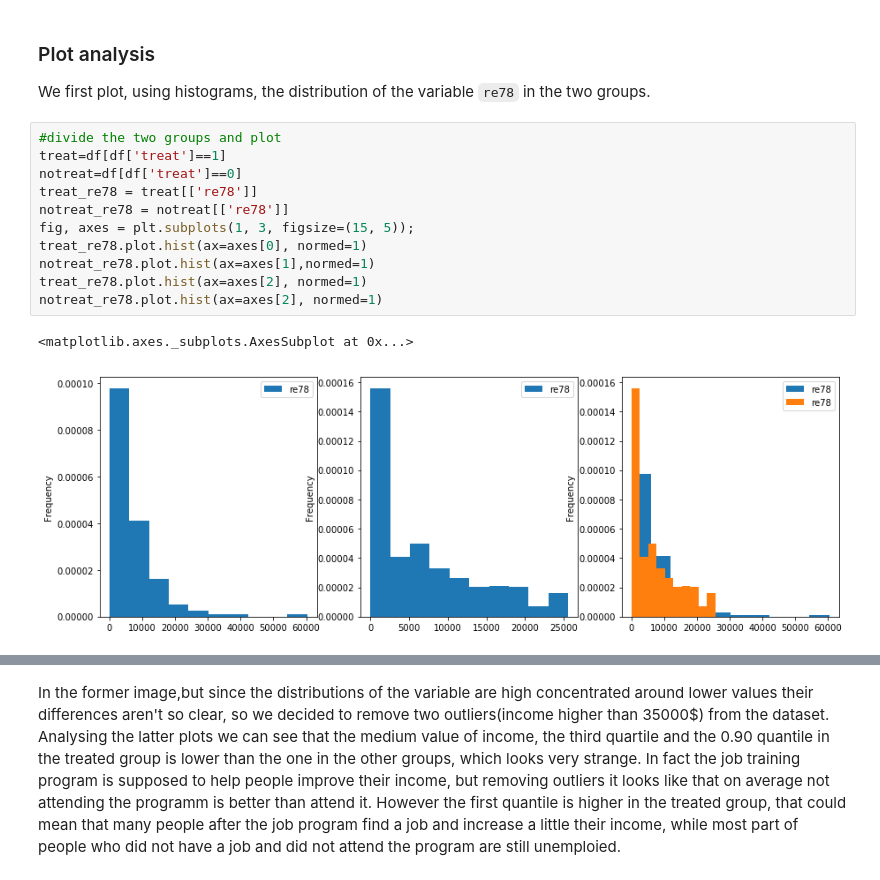
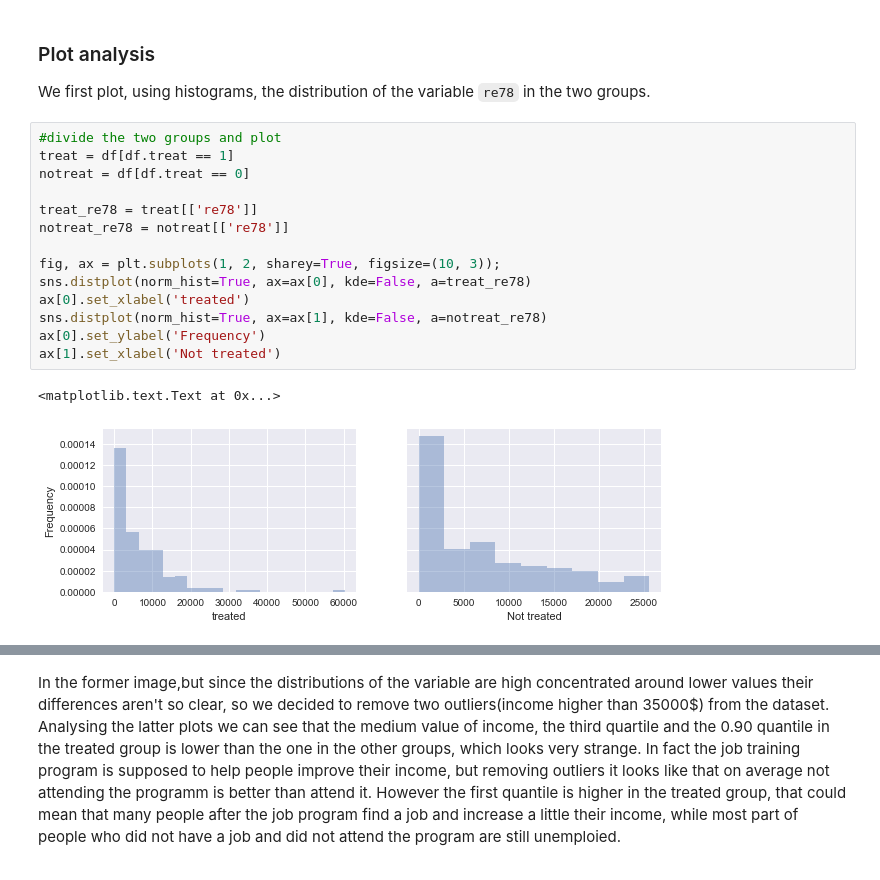
Before and after one commit to zenhaeus/cs-401, a Jupyter notebook: 04 - Applied ML/Homework-04.ipynb, the cells around one changed output, grey strips where cells are left out. Drawn from its saved outputs; the diff is of its cells as text.

```diff
--- a/04 - Applied ML/Homework-04.ipynb
+++ b/04 - Applied ML/Homework-04.ipynb
@@ -82,15 +82,18 @@ What might a naive "researcher" conclude from this superficial analysis?
 We first plot, using histograms, the distribution of the variable `re78` in the two groups.
 # %%
 #divide the two groups and plot
-treat=df[df['treat']==1]
-notreat=df[df['treat']==0]
+treat = df[df.treat == 1]
+notreat = df[df.treat == 0]
+
 treat_re78 = treat[['re78']]
 notreat_re78 = notreat[['re78']]
-fig, axes = plt.subplots(1, 3, figsize=(15, 5));
-treat_re78.plot.hist(ax=axes[0], normed=1)
-notreat_re78.plot.hist(ax=axes[1],normed=1)
-treat_re78.plot.hist(ax=axes[2], normed=1)
-notreat_re78.plot.hist(ax=axes[2], normed=1)
+
+fig, ax = plt.subplots(1, 2, sharey=True, figsize=(10, 3));
+sns.distplot(norm_hist=True, ax=ax[0], kde=False, a=treat_re78)
+ax[0].set_xlabel('treated')
+sns.distplot(norm_hist=True, ax=ax[1], kde=False, a=notreat_re78)
+ax[0].set_ylabel('Frequency')
+ax[1].set_xlabel('Not treated')
 # %% [output]
-<matplotlib.axes._subplots.AxesSubplot at 0x...>
+<matplotlib.text.Text at 0x...>
-[figure, old version]
+[figure, new version]
```
Also changed, not shown: parts of 5 cells of this notebook.
